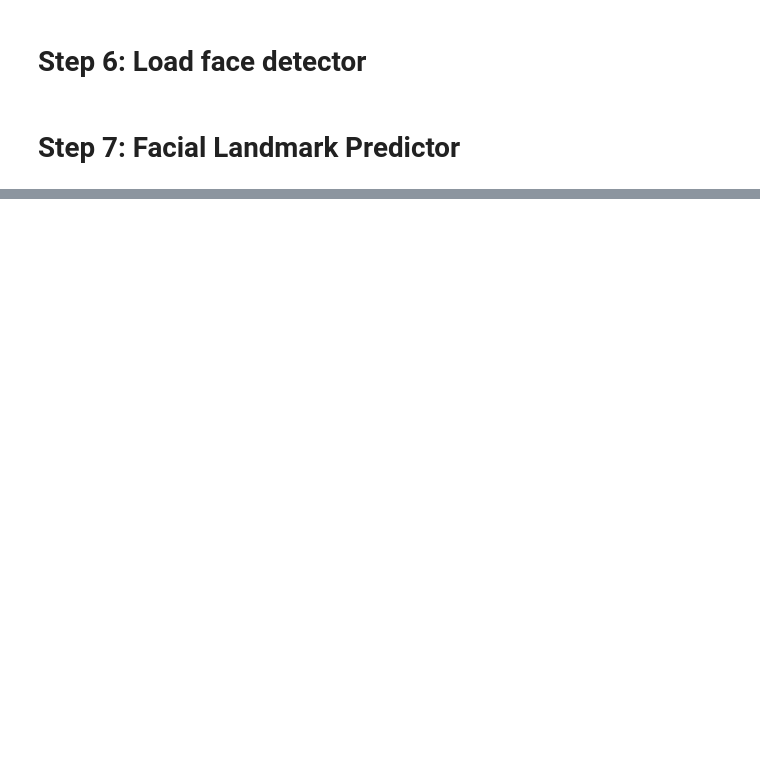
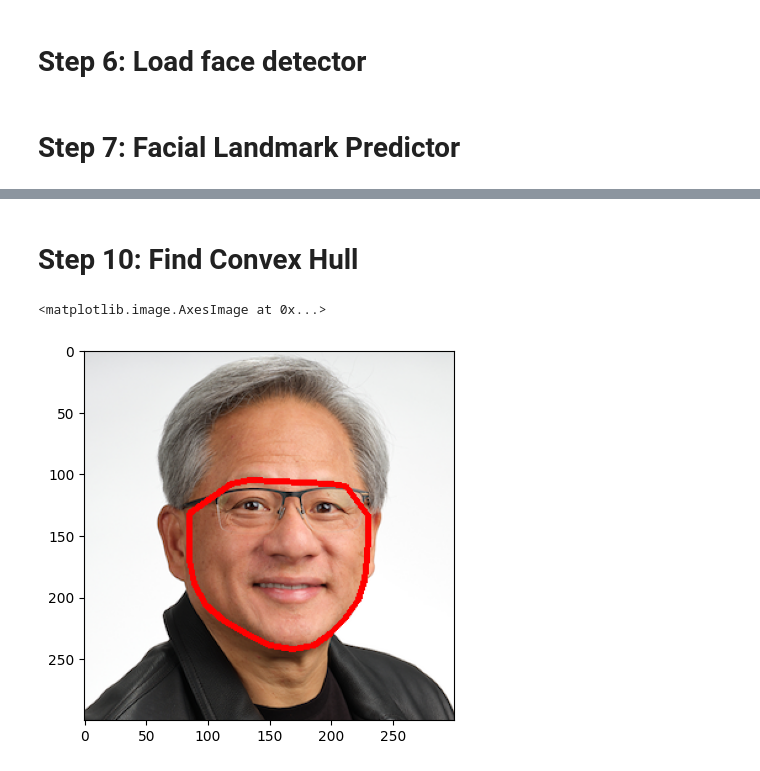
Before and after one commit to AsadiAhmad/Face-Swap, a Jupyter notebook: Code/Face_Swap.ipynb, the cells around one changed output, grey strips where cells are left out. Saved outputs shown, nothing was run; the diff lists cells and outputs as text; code cells hidden in the pictures; blank space fills up the shorter version.

```diff
--- a/Code/Face_Swap.ipynb
+++ b/Code/Face_Swap.ipynb
@@ -121,0 +131,19 @@ plt.imshow(elon_musk_facial_landmark[...,::-1])
+# %% [markdown]
+# Step 10: Find Convex Hull
+# %%
+def find_convex_hull(image, faces, landmarks):
+    convex_hull_image = image.copy()
+    for face in faces:
+        hull_indices = cv.convexHull(landmarks, returnPoints=False)
+        hull_points = landmarks[hull_indices[:, 0]]
+
+        cv.polylines(convex_hull_image, [hull_points], isClosed=True, color=(0, 0, 255), thickness=3)
+    return convex_hull_image, hull_points
+# %%
+convex_hull_jensen_huang, hull_points_jensen_huang = find_convex_hull(jensen_huang, jensen_huang_faces, jensen_huang_landmarks)
+convex_hull_elon_musk, hull_points_elon_musk = find_convex_hull(elon_musk, elon_musk_faces, elon_musk_landmarks)
+# %%
+plt.imshow(convex_hull_jensen_huang[...,::-1])
+# %% [output]
+<matplotlib.image.AxesImage at 0x...>
+[figure, added]
```
Also changed, not shown: parts of 26 cells of this notebook.
